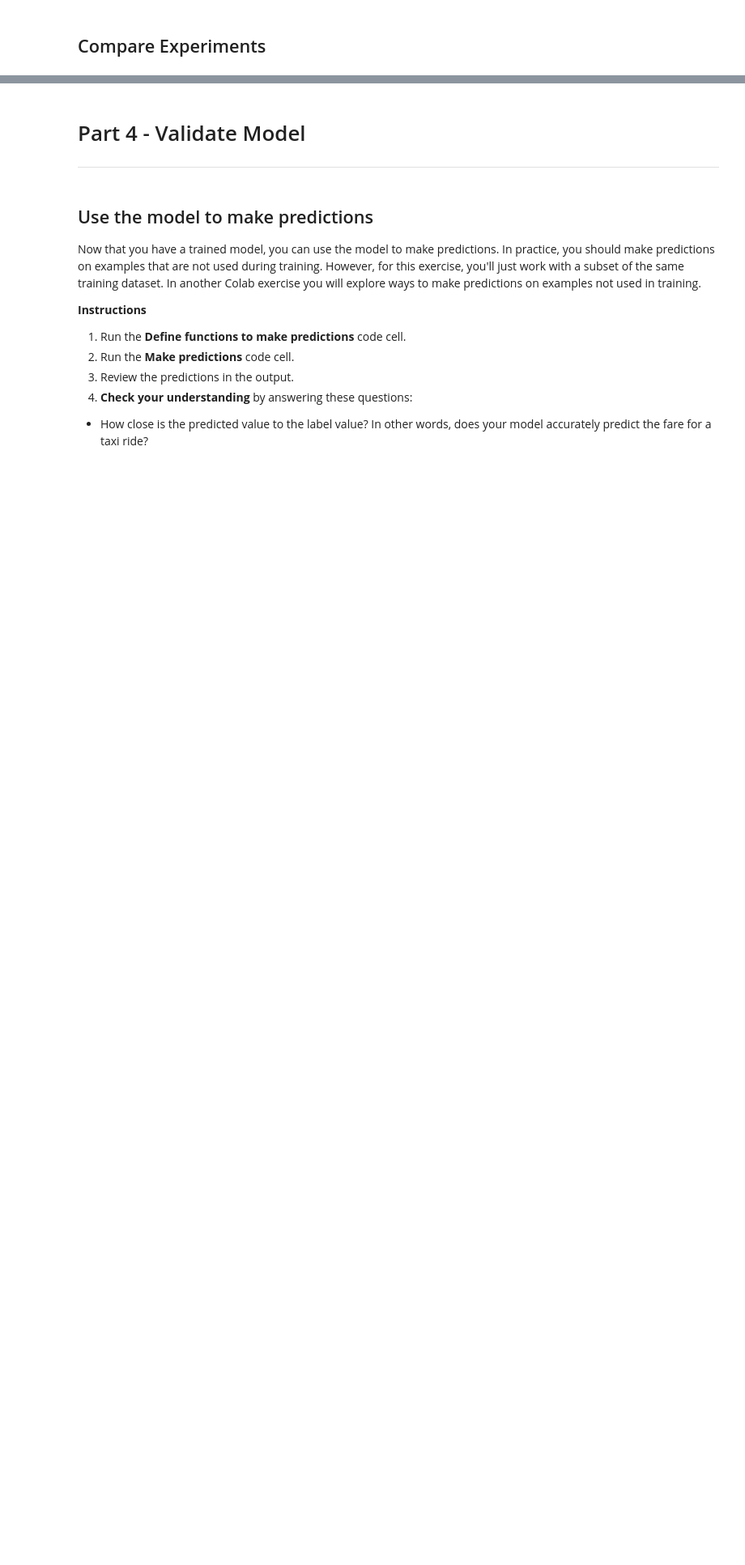
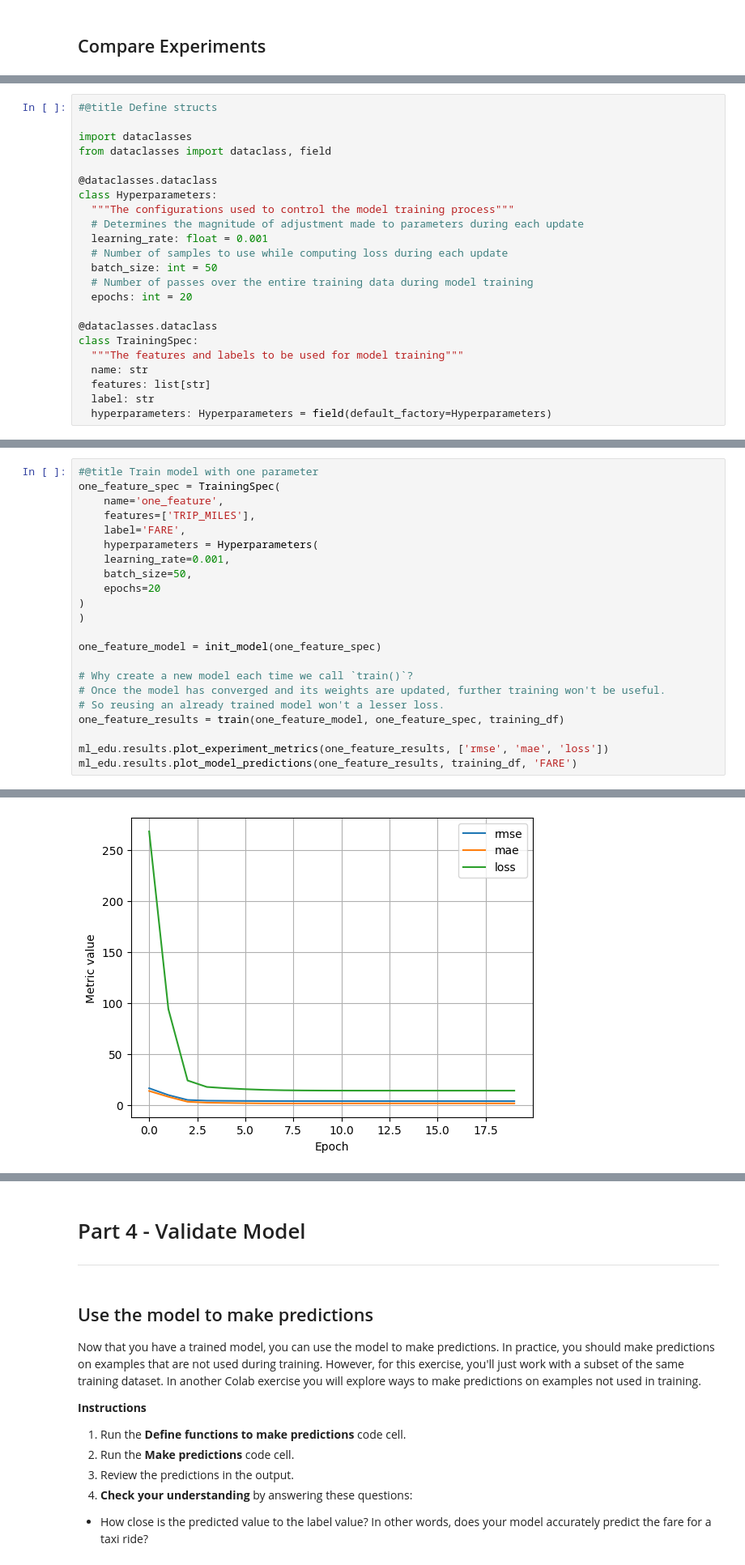
Before and after one commit to devangrajarora/learning-ml, a Jupyter notebook: google-cc/linear_regression_taxi.ipynb, the cells around one changed output, grey strips where cells are left out. Shown at 81% size. Saved outputs shown, nothing was run; the diff lists cells and outputs as text; blank space fills up the shorter version.

```diff
--- a/google-cc/linear_regression_taxi.ipynb
+++ b/google-cc/linear_regression_taxi.ipynb
@@ -710,0 +552,23 @@ ml_edu.results.compare_experiment([experiment_1, experiment_3], ['rmse'], traini
+# %%
+#@title Define structs
+
+import dataclasses
+from dataclasses import dataclass, field
+
+@dataclasses.dataclass
+class Hyperparameters:
+  """The configurations used to control the model training process"""
+  # Determines the magnitude of adjustment made to parameters during each update
+  learning_rate: float = 0.001
+  # Number of samples to use while computing loss during each update
+  batch_size: int = 50
+  # Number of passes over the entire training data during model training
+  epochs: int = 20
+
+@dataclasses.dataclass
+class TrainingSpec:
+  """The features and labels to be used for model training"""
+  name: str
+  features: list[str]
+  label: str
+  hyperparameters: Hyperparameters = field(default_factory=Hyperparameters)
@@ -710,0 +663,23 @@ ml_edu.results.compare_experiment([experiment_1, experiment_3], ['rmse'], traini
+# %%
+#@title Train model with one parameter
+one_feature_spec = TrainingSpec(
+    name='one_feature',
+    features=['TRIP_MILES'],
+    label='FARE',
+    hyperparameters = Hyperparameters(
+    learning_rate=0.001,
+    batch_size=50,
+    epochs=20
+)
+)
+
+one_feature_model = init_model(one_feature_spec)
+
+# Why create a new model each time we call `train()`?
+# Once the model has converged and its weights are updated, further training won't be useful.
+# So reusing an already trained model won't a lesser loss.
+one_feature_results = train(one_feature_model, one_feature_spec, training_df)
+
+ml_edu.results.plot_experiment_metrics(one_feature_results, ['rmse', 'mae', 'loss'])
+ml_edu.results.plot_model_predictions(one_feature_results, training_df, 'FARE')
+# %% [output]
@@ -710,0 +718 @@ ml_edu.results.compare_experiment([experiment_1, experiment_3], ['rmse'], traini
+[figure, added]
```
Also changed, not shown: parts of 11 cells of this notebook.
